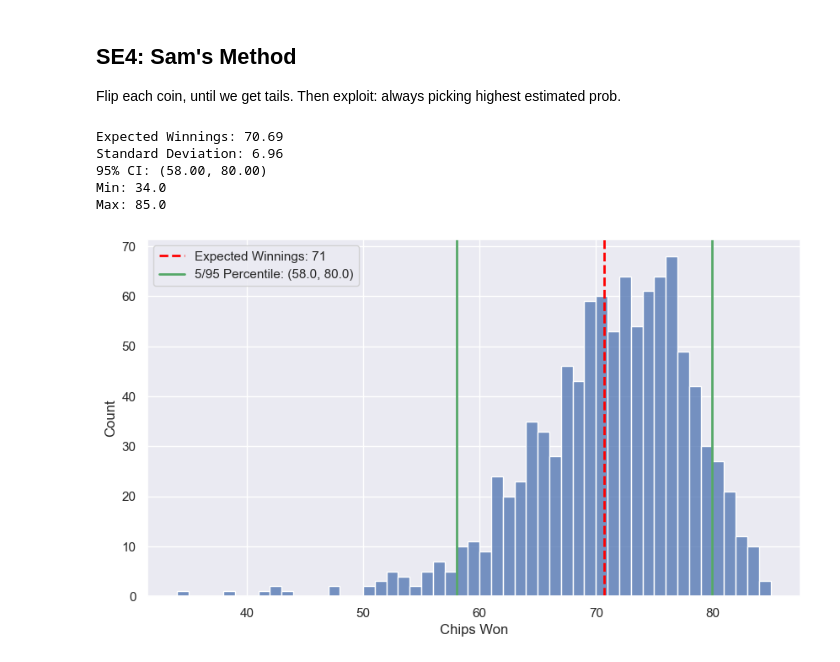
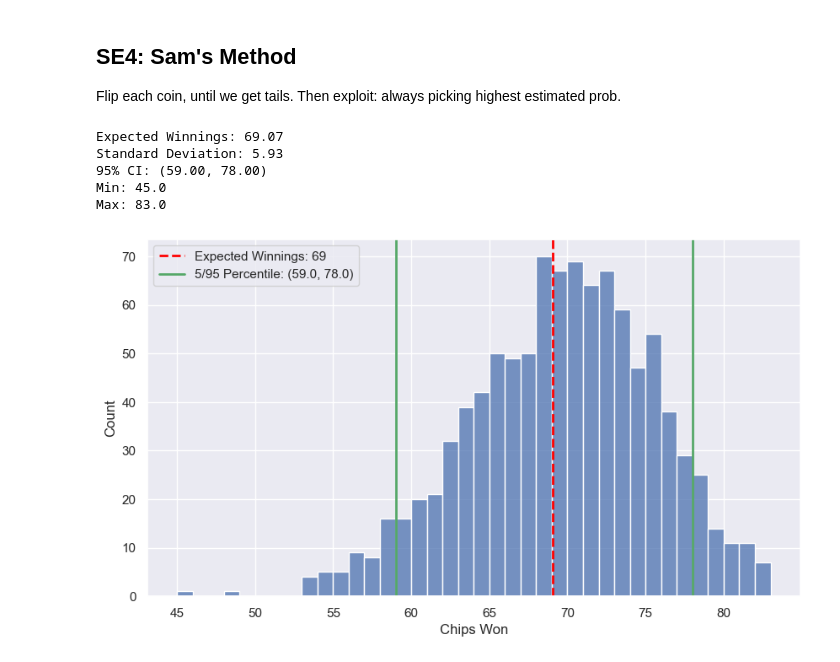
Before and after one commit to Brandt-moreThan4/JaneStreetGame, a Jupyter notebook: Jane_Street_Game_vc.ipynb, the cells around one changed output. Cells and saved outputs as stored; diff of their text form; code cells hidden in the pictures.

```diff
--- a/Jane_Street_Game_vc.ipynb
+++ b/Jane_Street_Game_vc.ipynb
@@ -174,12 +229,12 @@ Max: 68.0
 
 simulation_count = DEFAULT_SIMULATION_COUNT
 simulation_count = 100_000
-random_commit_results_df = np.zeros((NUMBER_OF_FLIPS, simulation_count))
+random_commit_results_df = np.zeros((ALLOWED_FLIPS, simulation_count))
 for sim in range(simulation_count):
     # Choose the coin we want to commit to
     chosen_coin = choose_blindly(coin_distributions)
     # Simulate 100 flips of that coin.
-    simulated_flips = rng.binomial(1, coin_distributions[chosen_coin],NUMBER_OF_FLIPS)
+    simulated_flips = rng.binomial(1, coin_distributions[chosen_coin],ALLOWED_FLIPS)
     random_commit_results_df[:,sim] = simulated_flips
 
 random_commit_results_df = pd.DataFrame(random_commit_results_df)
@@ -211,7 +266,7 @@ def get_max_prob_coin_random(estimated_coin_prob:dict) -> str:
 simulation_count = DEFAULT_SIMULATION_COUNT
 simulation_count = 10_000
 SEARCH_FLIPS = 5 # Budget around half my flips to data collection
-se1_results_df = np.zeros((NUMBER_OF_FLIPS, simulation_count))
+se1_results_df = np.zeros((ALLOWED_FLIPS, simulation_count))
 search_coins = coin_distributions.iloc[1:] # Search coins are all coins except the fair coin
 for sim in range(simulation_count):
 
@@ -230,7 +285,7 @@ for sim in range(simulation_count):
     # Pick the coin with the highest estimated probability, including the fair coin
     chosen_coin = get_max_prob_coin_random(estimated_coin_probs)
     # Simulate the rest of the flips with that coin
-    flips_left = NUMBER_OF_FLIPS - len(search_coins)*SEARCH_FLIPS
+    flips_left = ALLOWED_FLIPS - len(search_coins)*SEARCH_FLIPS
     simulated_flips = rng.binomial(1, coin_distributions[chosen_coin],flips_left)
     se1_results_df[len(search_coins)*SEARCH_FLIPS:,sim] = simulated_flips
 
@@ -263,7 +318,7 @@ def create_data_container(coin_distributions:pd.Series) -> dict:
 simulation_count = DEFAULT_SIMULATION_COUNT
 simulation_count = 5000
 SEARCH_FLIPS = 5 # Budget around half my flips to data collection
-se2_results_df = np.zeros((NUMBER_OF_FLIPS, simulation_count))
+se2_results_df = np.zeros((ALLOWED_FLIPS, simulation_count))
 search_coins = coin_distributions.iloc[1:] # Search coins are all coins except the fair coin
 for sim in range(simulation_count):
     data = create_data_container(coin_distributions)
@@ -281,8 +336,8 @@ for sim in range(simulation_count):
         se2_results_df[(i)*SEARCH_FLIPS:(i+1)*SEARCH_FLIPS,sim] = flip_counter
 
     # Loop through the rest of my flips. Each time, flip the highest estimated probablility coin. After flipping, update the estimated probability of that coin.
-    flips_left = NUMBER_OF_FLIPS - len(search_coins)*SEARCH_FLIPS
-    for flip in range(len(search_coins)*SEARCH_FLIPS,NUMBER_OF_FLIPS):
+    flips_left = ALLOWED_FLIPS - len(search_coins)*SEARCH_FLIPS
+    for flip in range(len(search_coins)*SEARCH_FLIPS,ALLOWED_FLIPS):
         estimated_coin_probs = {coin:data[coin]['prob'] for coin in data}
         chosen_coin = get_max_prob_coin_random(estimated_coin_probs)
         simulated_flip = rng.binomial(1, coin_distributions[chosen_coin])
@@ -298,4 +353,5 @@ for sim in range(simulation_count):
 se2_results_df = pd.DataFrame(se2_results_df)
 se2_strat = StratAnalyzer(se2_results_df)
 se2_strat.print_summary()
+se2_strat.plot_distribution()
 # %% [output]
@@ -314,7 +371,7 @@ overall_results = {}
 search_coins = coin_distributions.iloc[1:] # Search coins are all coins except the fair coin
 
 for budget in budgets:
-    results_df = np.zeros((NUMBER_OF_FLIPS, SIMS_PER_BUDGET))
+    results_df = np.zeros((ALLOWED_FLIPS, SIMS_PER_BUDGET))
     for sim in range(SIMS_PER_BUDGET):
         data = create_data_container(coin_distributions)
 
@@ -331,8 +388,8 @@ for budget in budgets:
             results_df[(i)*budget:(i+1)*budget,sim] = flip_counter
 
         # Loop through the rest of my flips. Each time, flip the highest estimated probablility coin. After flipping, update the estimated probability of that coin.
-        flips_left = NUMBER_OF_FLIPS - len(search_coins)*budget
-        for flip in range(len(search_coins)*budget,NUMBER_OF_FLIPS):
+        flips_left = ALLOWED_FLIPS - len(search_coins)*budget
+        for flip in range(len(search_coins)*budget,ALLOWED_FLIPS):
             estimated_coin_probs = {coin:data[coin]['prob'] for coin in data}
             chosen_coin = get_max_prob_coin_random(estimated_coin_probs)
             simulated_flip = rng.binomial(1, coin_distributions[chosen_coin])
@@ -403,9 +459,9 @@ Flip each coin, until we get tails. Then exploit: always picking highest estimat
 simulation_count = DEFAULT_SIMULATION_COUNT
 simulation_count = 1_000
 # Create the results df, but make the default option nulls this time
-results_df = np.zeros((NUMBER_OF_FLIPS, simulation_count)) *  np.nan
+results_df = np.zeros((ALLOWED_FLIPS, simulation_count)) *  np.nan
 search_coins = coin_distributions.iloc[1:] # Search coins are all coins except the fair coin
-MIN_FLIPS = 1
+MIN_FLIPS = 3
 
 
 
@@ -425,42 +481,42 @@ for sim in range(simulation_count):
             data[chosen_coin]['flip_count'] += 1
             data[chosen_coin]['num_heads'] += flip
             results_df[flip_counter,sim] = flip
             flip_counter += 1
             # if The flips ever exceed the number of flips, break out of all loops
-            if flip_counter >= NUMBER_OF_FLIPS:
+            if flip_counter >= ALLOWED_FLIPS:
                 print('Breaking!!')
                 print(flip_counter,not_explored)
 
     # Now that we have explored all coins in a smart way, we can flip the one with highest probability
     # Update the probablilities of each coin
     for coin in data:
         if coin != 'c_1':
             data[coin]['prob'] = data[coin]['num_heads']/data[coin]['flip_count']
 
 
-    flips_left = NUMBER_OF_FLIPS - flip_counter
-    for i in range(flip_counter,NUMBER_OF_FLIPS):
+    flips_left = ALLOWED_FLIPS - flip_counter
+    for i in range(flip_counter,ALLOWED_FLIPS):
         estimated_coin_probs = {coin:data[coin]['prob'] for coin in data if coin != 'c_1'}
         chosen_coin = get_max_prob_coin_random(estimated_coin_probs)
         flip = rng.binomial(1, coin_distributions[chosen_coin])
         results_df[i,sim] = flip
         data[chosen_coin]['flip_count'] += 1
         data[chosen_coin]['num_heads'] += flip
         if chosen_coin != 'c_1':
             data[chosen_coin]['prob'] = data[chosen_coin]['num_heads']/data[chosen_coin]['flip_count']
 
 
 results_df = pd.DataFrame(results_df)
 se4_strat = StratAnalyzer(results_df)
 se4_strat.print_summary()
 se4_strat.plot_distribution()
 # %% [output]
-Expected Winnings: 70.69
-Standard Deviation: 6.96
-95% CI: (58.00, 80.00)
-Min: 34.0
-Max: 85.0
+Expected Winnings: 69.07
+Standard Deviation: 5.93
+95% CI: (59.00, 78.00)
+Min: 45.0
+Max: 83.0
-[figure, old version]
+[figure, new version]
 # %%
 estimated_coin_probs
 data
```
Also changed, not shown: parts of 27 cells of this notebook.
